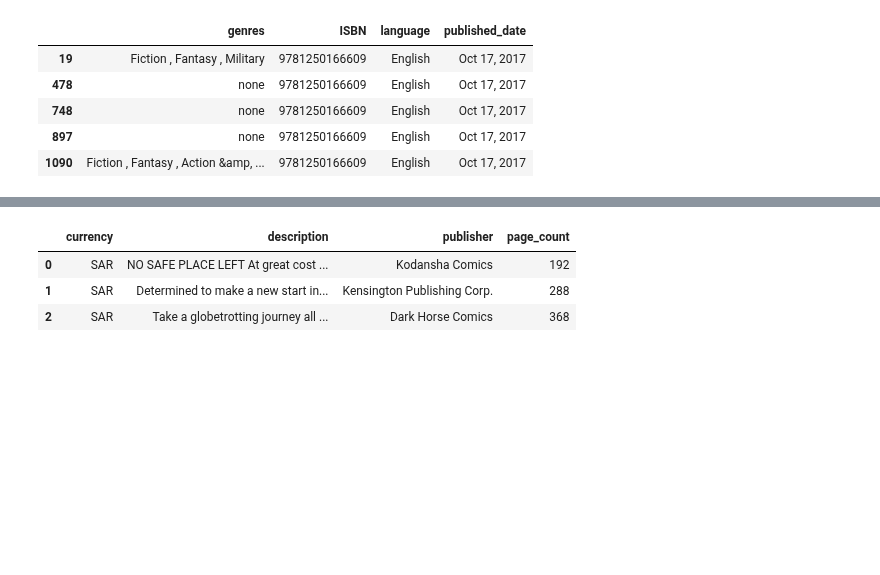
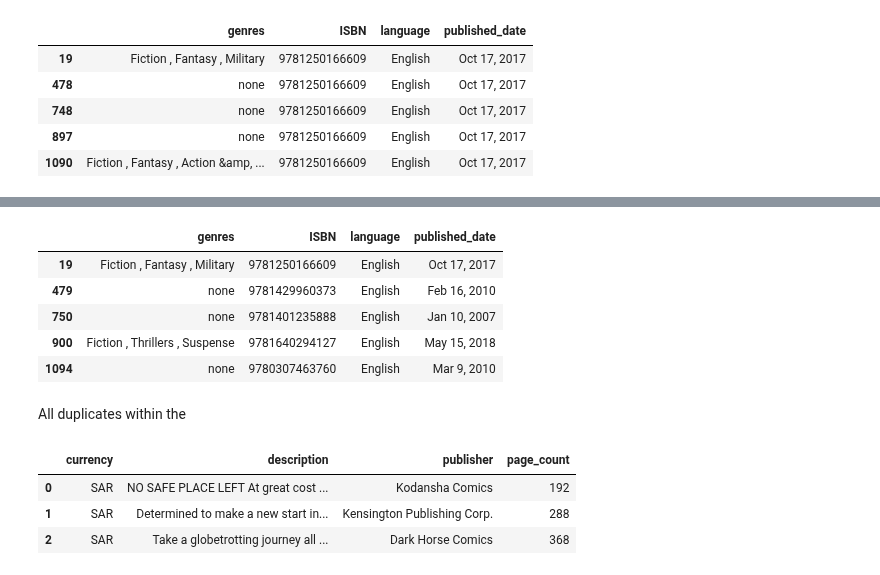
Before and after one commit to bigmikecreates/nlp-practice, a Jupyter notebook: src/notebooks/explore.ipynb, the cells around one changed output, grey strips where cells are left out. Drawn from its saved outputs; the diff is of its cells as text; code cells hidden in the pictures; blank space fills up the shorter version.

```diff
--- a/src/notebooks/explore.ipynb
+++ b/src/notebooks/explore.ipynb
@@ -510,3 +542,16 @@ raw_doc_p3.iloc[sample_subset_duplicate_description_indexes]
+# %%
+# Previewing third subset after removing corresponding duplicates
+
+raw_doc_p3.iloc[sample_subset_duplicate_description_indexes]
+# %% [output]
+|  | genres | ISBN | language | published_date |
+| 19 | Fiction , Fantasy , Military | 9781250166609 | English | Oct 17, 2017 |
+| 479 | none | 9781429960373 | English | Feb 16, 2010 |
+| 750 | none | 9781401235888 | English | Jan 10, 2007 |
+| 900 | Fiction , Thrillers , Suspense | 9781640294127 | English | May 15, 2018 |
+| 1094 | none | 9780307463760 | English | Mar 9, 2010 |
+# %% [markdown]
+All duplicates within the
 # %%
 raw_doc_p2[:3]
 # %% [output]
```
Also changed, not shown: parts of 7 cells of this notebook.
